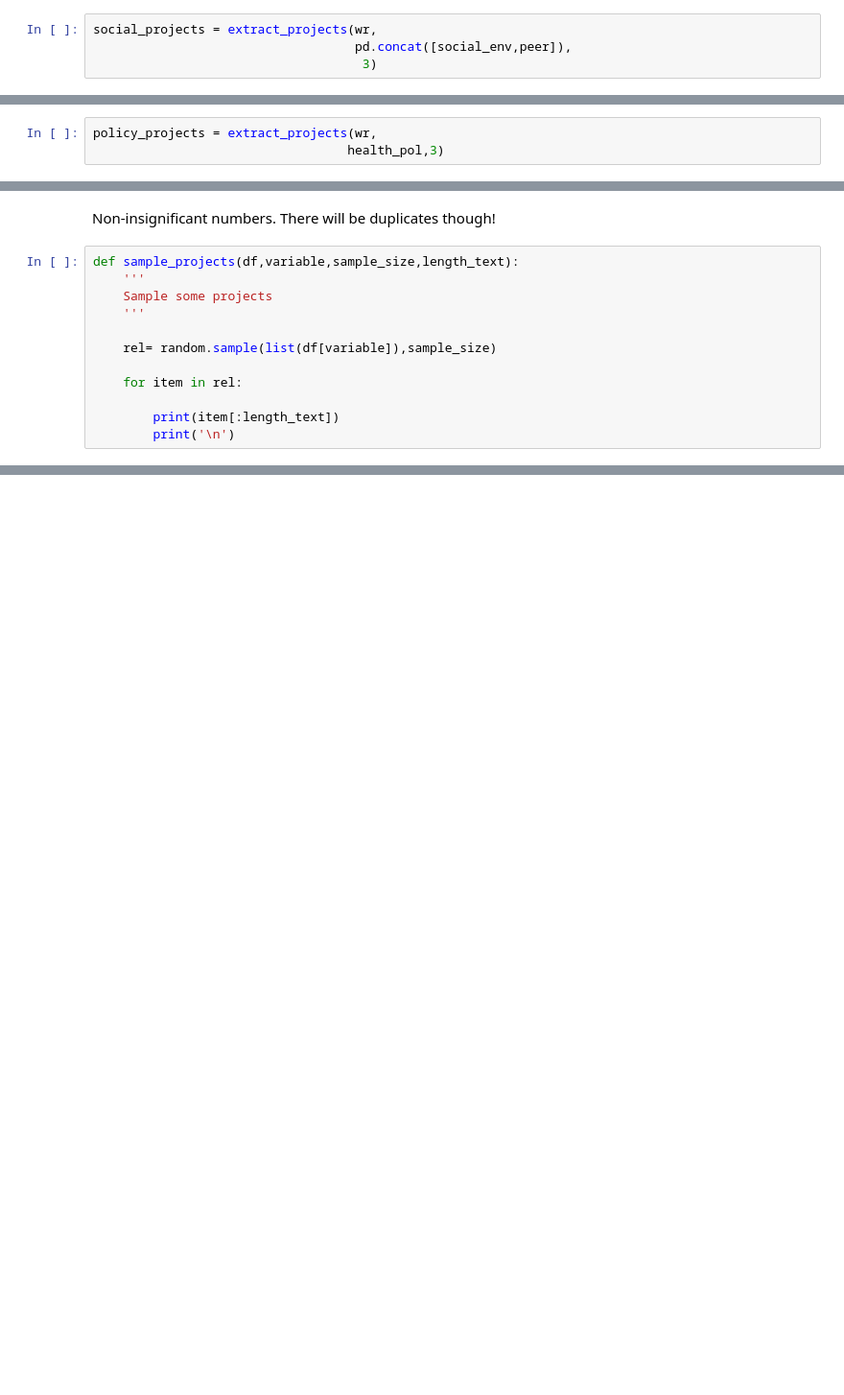
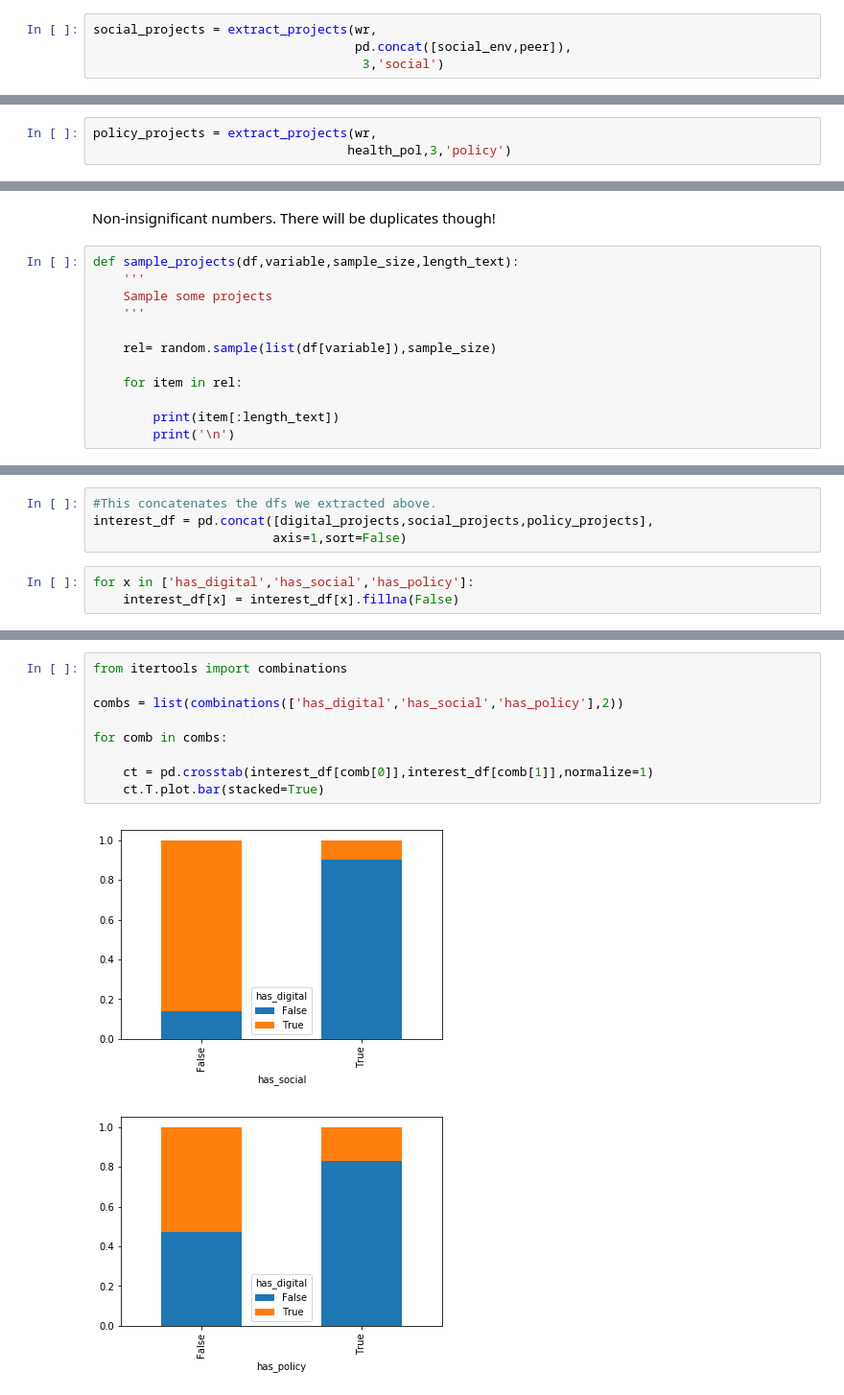
Before and after one commit to Juan-Mateos/rwjf, a Jupyter notebook: notebooks/02_jmg_wr_exploration.ipynb, the cells around one changed output, grey strips where cells are left out. Shown at 96% size. Drawn from its saved outputs; the diff is of its cells as text; blank space fills up the shorter version.

```diff
--- a/notebooks/02_jmg_wr_exploration.ipynb
+++ b/notebooks/02_jmg_wr_exploration.ipynb
@@ -428,5 +519,5 @@ Index(['documentation', 'referral and consultation', 'information services',
 # %%
 social_projects = extract_projects(wr,
                                    pd.concat([social_env,peer]),
-                                    3)
+                                    3,'social')
 # %% [output]
@@ -441,4 +535,4 @@ Index(['personality', 'social class', 'anger', 'health behavior',
 # %%
 policy_projects = extract_projects(wr,
-                                  health_pol,3)
+                                  health_pol,3,'policy')
 # %% [output]
@@ -512,0 +617,7 @@ We propose to develop and implement a coordinated, broad-based multidisciplinary
+# %%
+#This concatenates the dfs we extracted above.
+interest_df = pd.concat([digital_projects,social_projects,policy_projects],
+                        axis=1,sort=False)
+# %%
+for x in ['has_digital','has_social','has_policy']:
+    interest_df[x] = interest_df[x].fillna(False)
@@ -512,0 +635,12 @@ We propose to develop and implement a coordinated, broad-based multidisciplinary
+# %%
+from itertools import combinations
+
+combs = list(combinations(['has_digital','has_social','has_policy'],2))
+
+for comb in combs:
+
+    ct = pd.crosstab(interest_df[comb[0]],interest_df[comb[1]],normalize=1)
+    ct.T.plot.bar(stacked=True)
+# %% [output]
+[figure, added]
+[figure, added]
```
Also changed, not shown: parts of 95 cells of this notebook, 5 other files.
